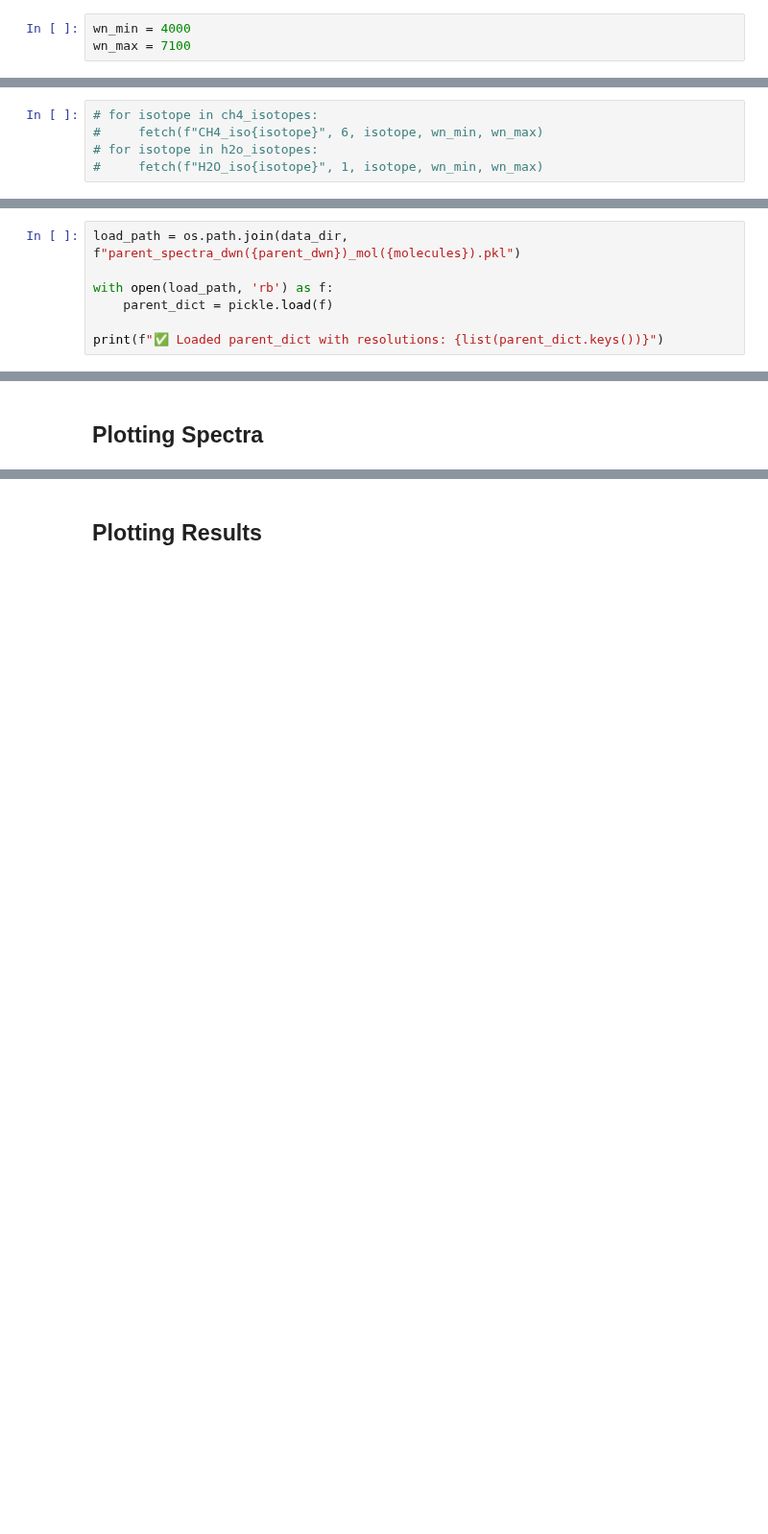
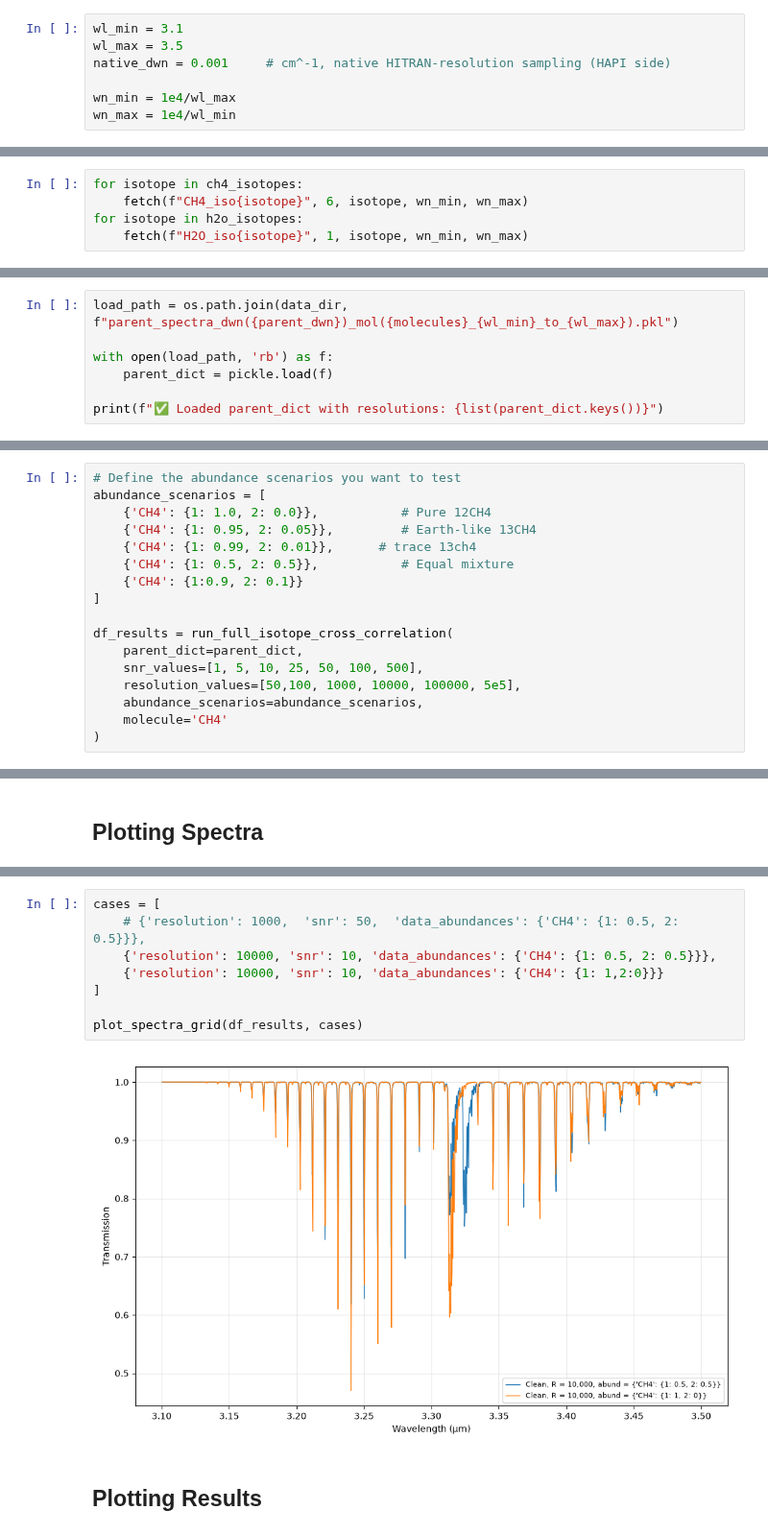
Before and after one commit to zanecollins/sgl_science_case, a Jupyter notebook: sgl_science_case/notebooks/summer_26_isotope_tests_cc.ipynb, the cells around one changed output, grey strips where cells are left out. Shown at 96% size. Cells and saved outputs as stored; diff of their text form; blank space fills up the shorter version.

```diff
--- a/sgl_science_case/notebooks/summer_26_isotope_tests_cc.ipynb
+++ b/sgl_science_case/notebooks/summer_26_isotope_tests_cc.ipynb
@@ -80,8 +81,12 @@ tableList()
 # %% [output]
 dict_keys(['sampletab', 'CH4', 'CH4_iso2', 'H2O_iso3', 'H2O_iso1', 'CH4_iso1', 'H2O', 'H2O_iso2'])
 # %%
-wn_min = 4000
-wn_max = 7100
+wl_min = 3.1
+wl_max = 3.5
+native_dwn = 0.001     # cm^-1, native HITRAN-resolution sampling (HAPI side)
+
+wn_min = 1e4/wl_max
+wn_max = 1e4/wl_min
 # %% [markdown]
 ## CH4 & Water Fetching
 # %%
@@ -89,7 +94,7 @@ wn_max = 7100
 ch4_isotopes = [1,2]
 h2o_isotopes = [1,2,3]
 # %%
-# for isotope in ch4_isotopes:
-#     fetch(f"CH4_iso{isotope}", 6, isotope, wn_min, wn_max)
-# for isotope in h2o_isotopes:
-#     fetch(f"H2O_iso{isotope}", 1, isotope, wn_min, wn_max)
+for isotope in ch4_isotopes:
+    fetch(f"CH4_iso{isotope}", 6, isotope, wn_min, wn_max)
+for isotope in h2o_isotopes:
+    fetch(f"H2O_iso{isotope}", 1, isotope, wn_min, wn_max)
@@ -358,5 +608,5 @@ Added: R=5550000 | CH4 iso2 | dwn=0.001
 # %%
-load_path = os.path.join(data_dir, f"parent_spectra_dwn({parent_dwn})_mol({molecules}).pkl")
+load_path = os.path.join(data_dir, f"parent_spectra_dwn({parent_dwn})_mol({molecules}_{wl_min}_to_{wl_max}).pkl")
 
 with open(load_path, 'rb') as f:
     parent_dict = pickle.load(f)
@@ -494,0 +731,17 @@ Finished! Created 42 cross-correlation results.
+# %%
+# Define the abundance scenarios you want to test
+abundance_scenarios = [
+    {'CH4': {1: 1.0, 2: 0.0}},           # Pure 12CH4
+    {'CH4': {1: 0.95, 2: 0.05}},         # Earth-like 13CH4
+    {'CH4': {1: 0.99, 2: 0.01}},      # trace 13ch4
+    {'CH4': {1: 0.5, 2: 0.5}},           # Equal mixture
+    {'CH4': {1:0.9, 2: 0.1}}
+]
+
+df_results = run_full_isotope_cross_correlation(
+    parent_dict=parent_dict,
+    snr_values=[1, 5, 10, 25, 50, 100, 500],
+    resolution_values=[50,100, 1000, 10000, 100000, 5e5],
+    abundance_scenarios=abundance_scenarios,
+    molecule='CH4'
+)
@@ -510,2 +768,12 @@ isotope_to_plot = 2
+# %%
+cases = [
+    # {'resolution': 1000,  'snr': 50,  'data_abundances': {'CH4': {1: 0.5, 2: 0.5}}},
+    {'resolution': 10000, 'snr': 10, 'data_abundances': {'CH4': {1: 0.5, 2: 0.5}}},
+    {'resolution': 10000, 'snr': 10, 'data_abundances': {'CH4': {1: 1,2:0}}}
+]
+
+plot_spectra_grid(df_results, cases)
+# %% [output]
+[figure, added]
 # %% [markdown]
 ## Plotting Results
```
Also changed, not shown: parts of 24 cells of this notebook, 6 other files.
